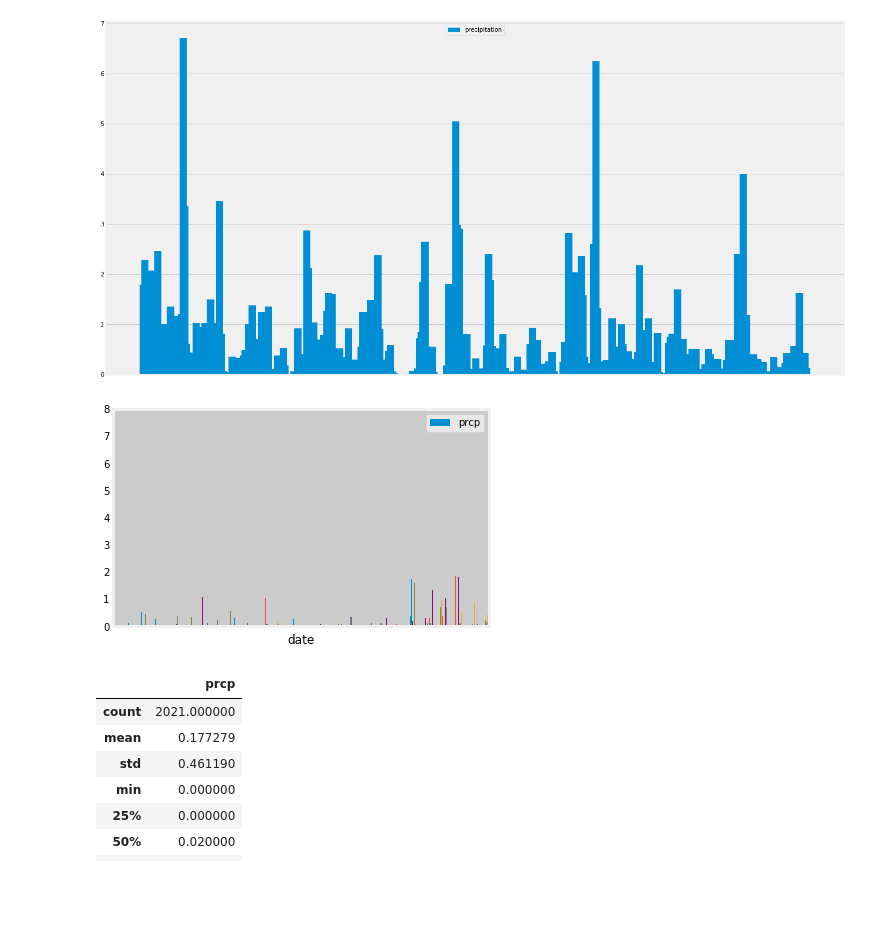
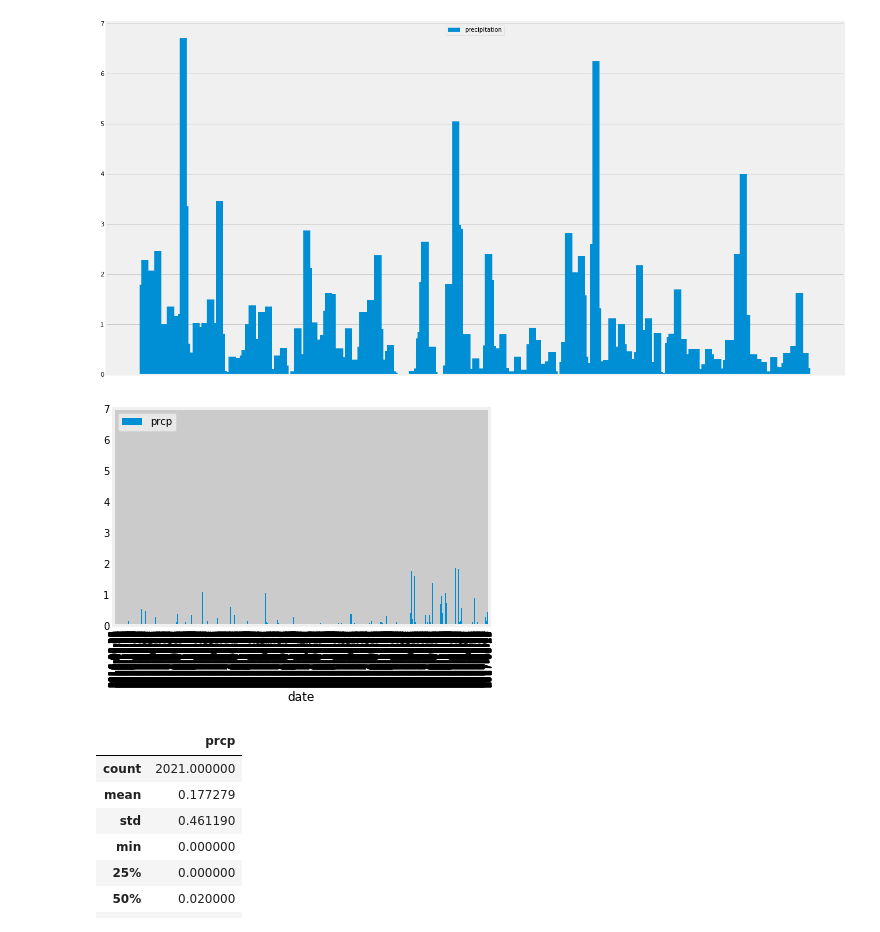
Before and after one commit to ulyssey28/Advanced-Data-Storage-and-Retrieval-, a Jupyter notebook: final_climate.ipynb, the cells around one changed output. Cells and saved outputs as stored; diff of their text form; code cells hidden in the pictures; blank space fills up the shorter version.

Commit message:
graph updates

```diff
--- a/final_climate.ipynb
+++ b/final_climate.ipynb
@@ -99,13 +106,12 @@ plt.show()
 # %% [output]
 [figure]
 # %%
-precipication_df = pd.read_sql_query(year_range_query.statement, engine)
-precp_plot = precipication_df.plot(kind="bar", x="date", y="prcp", grid=True
-              ).set_xticklabels([])
-plt.ylim(0, 8)
+precipication_df = pd.read_sql_query(year_range_query.statement, engine, index_col='date')
+precp_plot = precipication_df.plot.bar(grid=True)
+# plt.ylim(0, 8)
 plt.show()
 # %% [output]
-[figure, old version]
+[figure, new version]
 # %%
 # Use Pandas to calcualte the summary statistics for the precipitation data
 precipication_df.describe()
```
Also changed, not shown: parts of 16 cells of this notebook.
